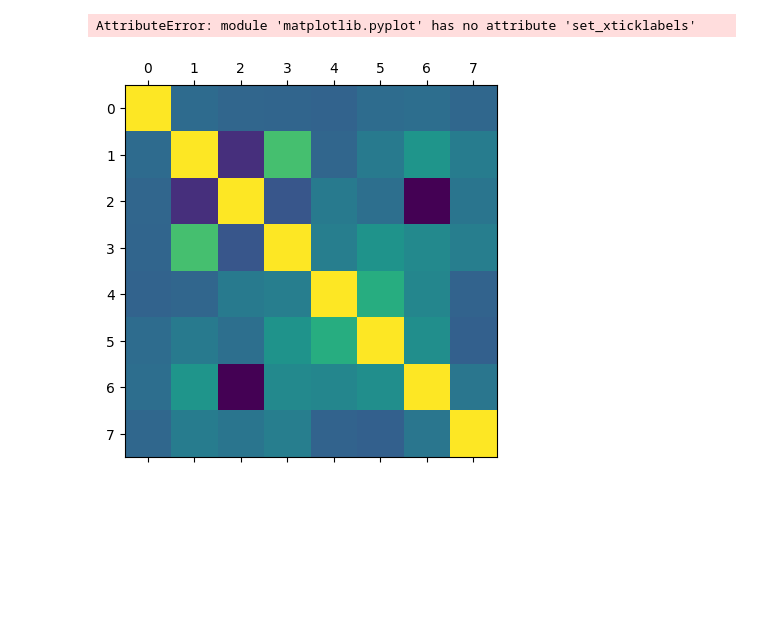
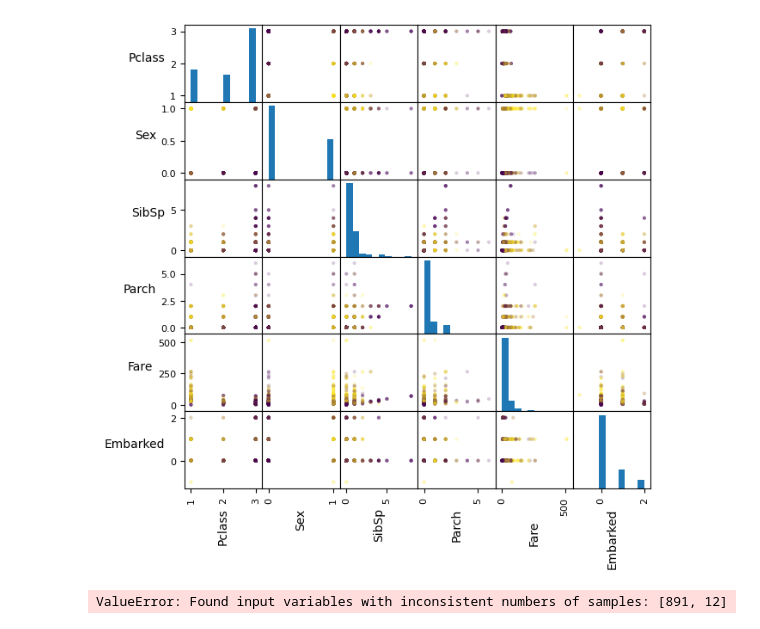
Before and after one commit to LuanKrzyzaniak/machine-learning-study, a Jupyter notebook: code/titanic/titanic.ipynb, the cells around one changed output. Drawn from its saved outputs; the diff is of its cells as text; code cells hidden in the pictures; blank space fills up the shorter version.

```diff
--- a/code/titanic/titanic.ipynb
+++ b/code/titanic/titanic.ipynb
@@ -63,6 +56,24 @@ plt.show()
-# %%
-plt.matshow(temp.corr())
-plt.set_xticklabels(['']+traindata.keys())
-# %% [output]
-AttributeError: module 'matplotlib.pyplot' has no attribute 'set_xticklabels'
-[figure, removed]
+# %%
+# Pair plotting using 'Survived' to color
+tsm = pd.plotting.scatter_matrix(traindf.drop(columns=["Survived"]),
+                                c=traindata['Survived'],
+                                figsize=(7,7),
+                                alpha=0.2,
+                                range_padding=0.2) # transparency
+for ax in tsm.flatten(): #rotate the labels so they don't overlap
+    ax.xaxis.label.set_rotation(90)
+    ax.yaxis.label.set_rotation(0)
+    ax.yaxis.label.set_ha('right')
+
+# For some reason, does not work with the 'Age' paramether
+# %% [output]
+[figure, added]
+# %%
+# test with kneighbors (probably worst algorithm existent for this)
+from sklearn.neighbors import KNeighborsClassifier
+
+knn = KNeighborsClassifier(n_neighbors=1)
+
+knn.fit(traindf, traindata.keys())
+# %% [output]
+ValueError: Found input variables with inconsistent numbers of samples: [891, 12]
```
Also changed, not shown: parts of 5 cells of this notebook.
